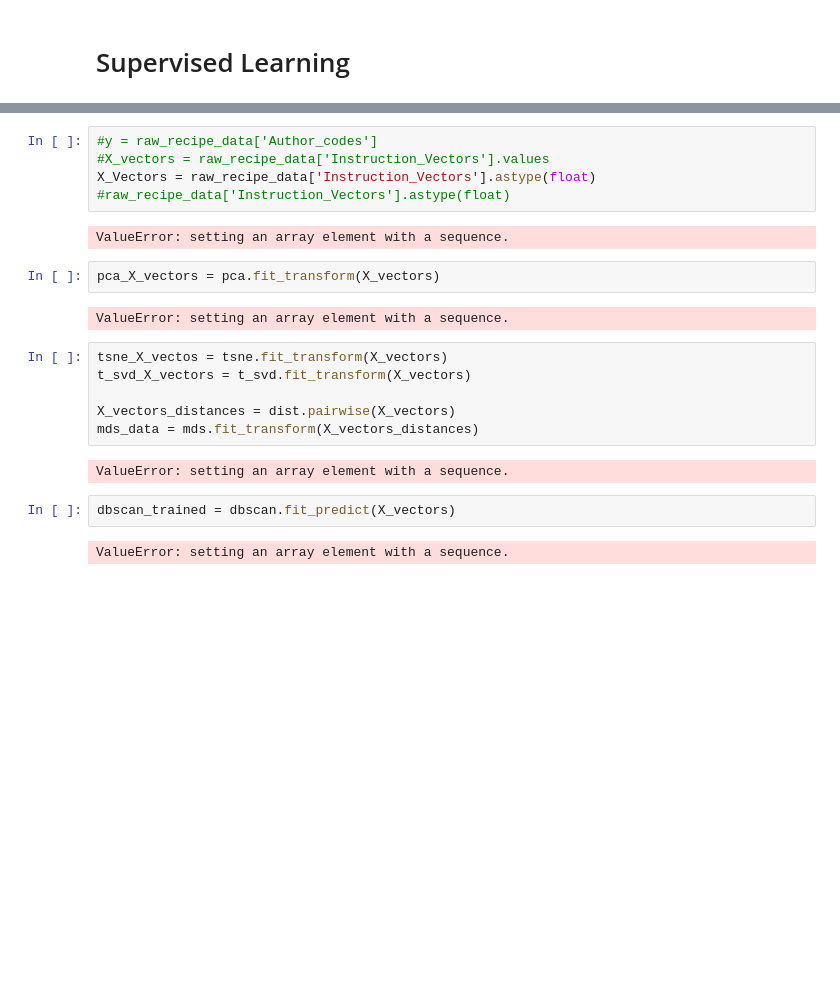
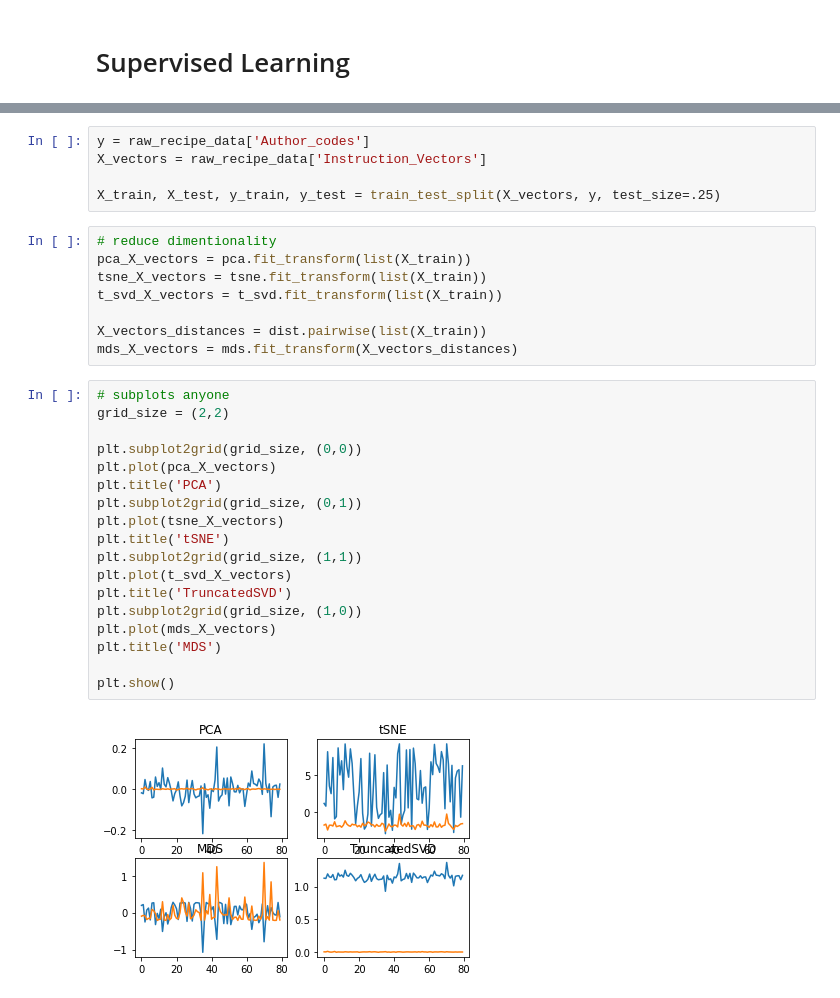
Before and after one commit to Schmidt8181/Allreciepes_NLP, a Jupyter notebook: All_Recipes_NLP.ipynb, the cells around one changed output, grey strips where cells are left out. Drawn from its saved outputs; the diff is of its cells as text; blank space fills up the shorter version.

```diff
--- a/All_Recipes_NLP.ipynb
+++ b/All_Recipes_NLP.ipynb
@@ -788,23 +784,33 @@ dtype('O')
-# %%
-#y = raw_recipe_data['Author_codes']
-#X_vectors = raw_recipe_data['Instruction_Vectors'].values
-X_Vectors = raw_recipe_data['Instruction_Vectors'].astype(float)
-#raw_recipe_data['Instruction_Vectors'].astype(float)
-# %% [output]
-ValueError: setting an array element with a sequence.
-# %%
-pca_X_vectors = pca.fit_transform(X_vectors)
-# %% [output]
-ValueError: setting an array element with a sequence.
+# %%
+y = raw_recipe_data['Author_codes']
+X_vectors = raw_recipe_data['Instruction_Vectors']
+
+X_train, X_test, y_train, y_test = train_test_split(X_vectors, y, test_size=.25)
 # %%
-tsne_X_vectos = tsne.fit_transform(X_vectors)
-t_svd_X_vectors = t_svd.fit_transform(X_vectors)
+# reduce dimentionality
+pca_X_vectors = pca.fit_transform(list(X_train))
+tsne_X_vectors = tsne.fit_transform(list(X_train))
+t_svd_X_vectors = t_svd.fit_transform(list(X_train))
 
-X_vectors_distances = dist.pairwise(X_vectors)
-mds_data = mds.fit_transform(X_vectors_distances)
+X_vectors_distances = dist.pairwise(list(X_train))
+mds_X_vectors = mds.fit_transform(X_vectors_distances)
-# %% [output]
-ValueError: setting an array element with a sequence.
-# %%
-dbscan_trained = dbscan.fit_predict(X_vectors)
-# %% [output]
-ValueError: setting an array element with a sequence.
+# %%
+# subplots anyone
+grid_size = (2,2)
+
+plt.subplot2grid(grid_size, (0,0))
+plt.plot(pca_X_vectors)
+plt.title('PCA')
+plt.subplot2grid(grid_size, (0,1))
+plt.plot(tsne_X_vectors)
+plt.title('tSNE')
+plt.subplot2grid(grid_size, (1,1))
+plt.plot(t_svd_X_vectors)
+plt.title('TruncatedSVD')
+plt.subplot2grid(grid_size, (1,0))
+plt.plot(mds_X_vectors)
+plt.title('MDS')
+
+plt.show()
+# %% [output]
+[figure, added]
```
Also changed, not shown: parts of 15 cells of this notebook.
